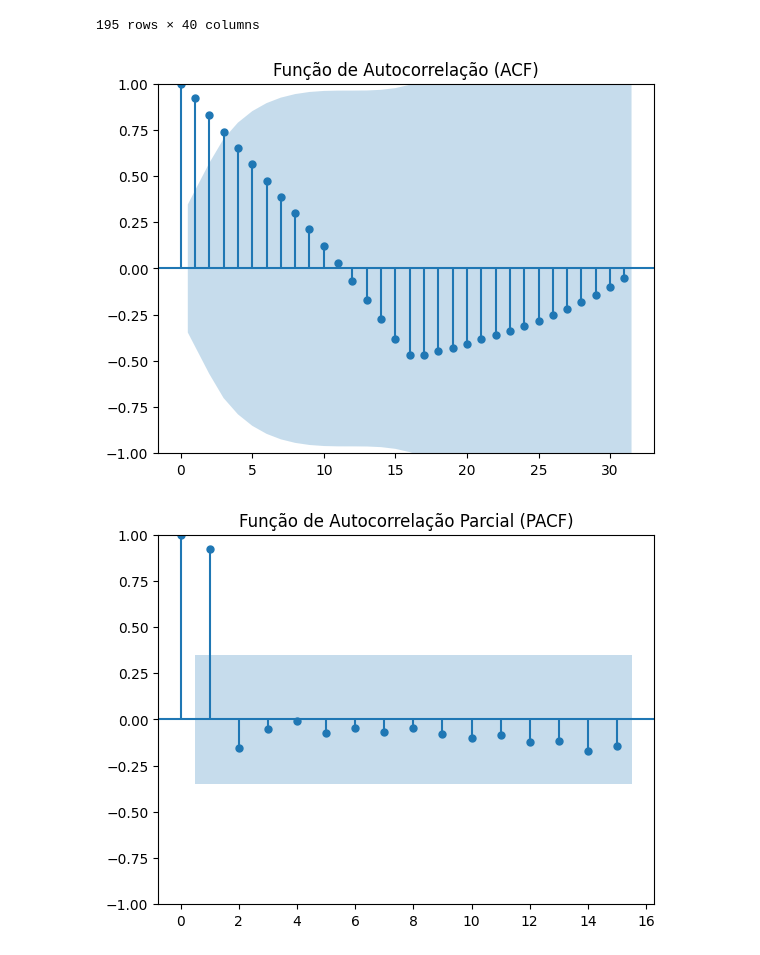
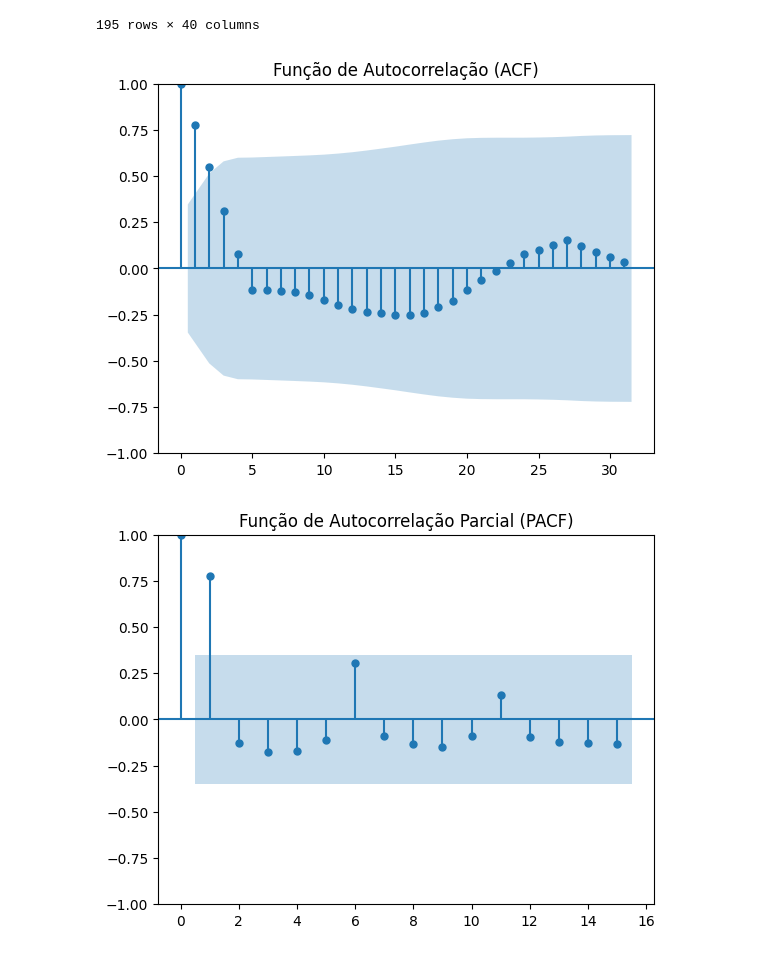
Before and after one commit to RafaelJosePortoSilva/analise_gender_inequality, a Jupyter notebook: main.ipynb, the cells around one changed output. Drawn from its saved outputs; the diff is of its cells as text; code cells hidden in the pictures.

```diff
--- a/main.ipynb
+++ b/main.ipynb
@@ -221,17 +273,17 @@ df
 # %%
 import numpy as np
 import matplotlib.pyplot as plt
 from statsmodels.graphics.tsaplots import plot_acf, plot_pacf
 
-dados = df.iloc[4,8:]
+dados = df.iloc[110,8:]
 
 plot_acf(dados, lags=len(dados)-1)
 plt.title('Função de Autocorrelação (ACF)')
 plt.show()
 
 plot_pacf(dados, lags=15)
 plt.title('Função de Autocorrelação Parcial (PACF)')
 plt.show()
 # %% [output]
-[figure, old version]
+[figure, new version]
-[figure, old version]
+[figure, new version]
```
Also changed, not shown: parts of 11 cells of this notebook.
